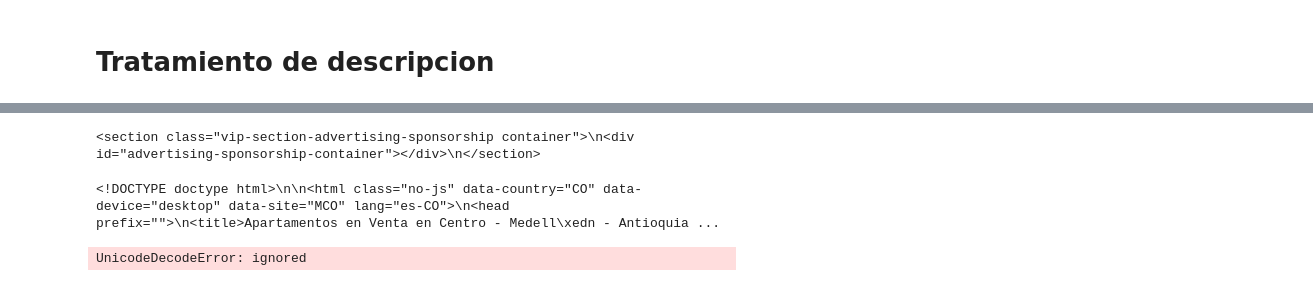
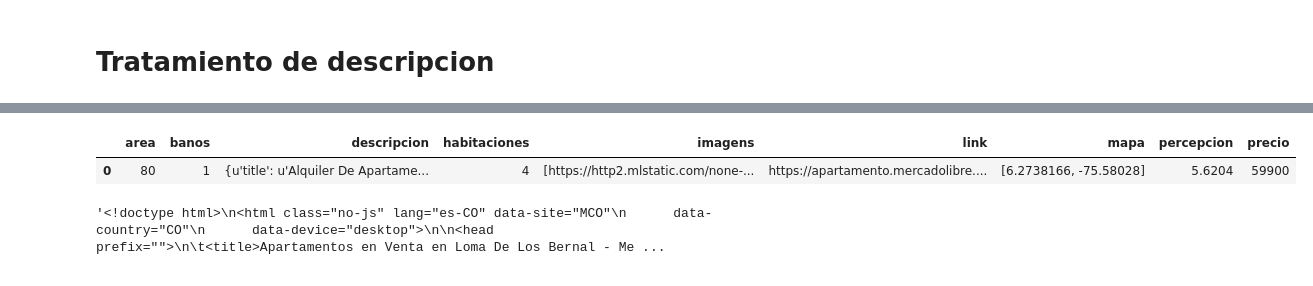
Before and after one commit to obabilonia/funciones_general, a Jupyter notebook: Adquisition.ipynb, the cells around one changed output, grey strips where cells are left out. Drawn from its saved outputs; the diff is of its cells as text; code cells hidden in the pictures.

```diff
--- a/Adquisition.ipynb
+++ b/Adquisition.ipynb
@@ -246,0 +399,32 @@ parser = MyHTMLParser()
+# %%
+def persection(lng = 6.1870028, lat = -75.6496416, heading= 0):
+  url = "http://maps.googleapis.com/maps/api/streetview?size=400x300&location="+str(lng)+",%20"+str(lat)+"&heading="+str(heading)+"&sensor=false&key=AIzaSyA4XFoQFphSaUrcGmvT06NUcexvxbpBc2Y"
+  response = requests.get(url)
+  image = Image.open(BytesIO(response.content))
+  image.save("test.png")
+
+  file_list = ['test.png',]
+# I'm interested only in testing the predictions, so label=0
+  labels = [0]
+
+
+  dataset = PandasDataset(file_list, labels, transformations)
+
+
+  load = DataLoader(dataset, batch_size=batch_size, shuffle=False, num_workers=10)
+
+  preds = np.zeros((len(file_list), 1))
+
+  for i, data in enumerate(load):
+      inputs, labels = data
+
+      n = len(inputs)
+      ifrom = i*batch_size
+      ito = i*batch_size+n
+
+      inputs, labels = Variable(inputs), Variable(labels)
+
+      outputs = model(inputs)
+      preds[ifrom:ito] = outputs.data.numpy()
+
+  return preds[0][0]
@@ -246,0 +437,10 @@ parser = MyHTMLParser()
+# %%
+links = []
+precios = []
+area = []
+habitaciones = []
+banos = []
+mapa = []
+descripcion = []
+imagens = []
+percepcion = []
@@ -247,21 +657,9 @@ parser = MyHTMLParser()
+# %%
+df.head()
+# %% [output]
+|  | area | banos | descripcion | habitaciones | imagens | link | mapa | percepcion | precio |
+| 0 | 80 | 1 | {u'title': u'Alquiler De Apartame... | 4 | [https://http2.mlstatic.com/none-... | https://apartamento.mercadolibre.... | [6.2738166, -75.58028] | 5.6204 | 59900 |
 # %%
-fuente = requests.get("https://apartamento.mercadolibre.com.co/MCO-462481794-amoblado-por-1mes-piso-21-1-habitacion-centro-_JM").content
+requests.get("https://apartamento.mercadolibre.com.co/MCO-476181808-apartamento-en-arriendo-loma-de-los-bernal-_JM").content
+# %% [output]
+'<!doctype html>\n<html class="no-js" lang="es-CO" data-site="MCO"\n      data-country="CO"\n      data-device="desktop">\n\n<head prefix="">\n\t<title>Apartamentos en Venta en Loma De Los Bernal - Me ...
-# %%
-try:
-    from BeautifulSoup import BeautifulSoup
-except ImportError:
-    from bs4 import BeautifulSoup
-html = "https://apartamento.mercadolibre.com.co/MCO-462481794-amoblado-por-1mes-piso-21-1-habitacion-centro-_JM"
-soup = BeautifulSoup(fuente)
-
-soup.find('section', attrs={'class':'vip-section-advertising-sponsorship container'})#.get_text(strip=True)
-# %% [output]
-<section class="vip-section-advertising-sponsorship container">\n<div id="advertising-sponsorship-container"></div>\n</section>
-# %%
-soup
-# %% [output]
-<!DOCTYPE doctype html>\n\n<html class="no-js" data-country="CO" data-device="desktop" data-site="MCO" lang="es-CO">\n<head prefix="">\n<title>Apartamentos en Venta en Centro - Medell\xedn - Antioquia ...
-# %%
-parser.feed()
-# %% [output]
-UnicodeDecodeError: ignored
```
Also changed, not shown: parts of 26 cells of this notebook.
